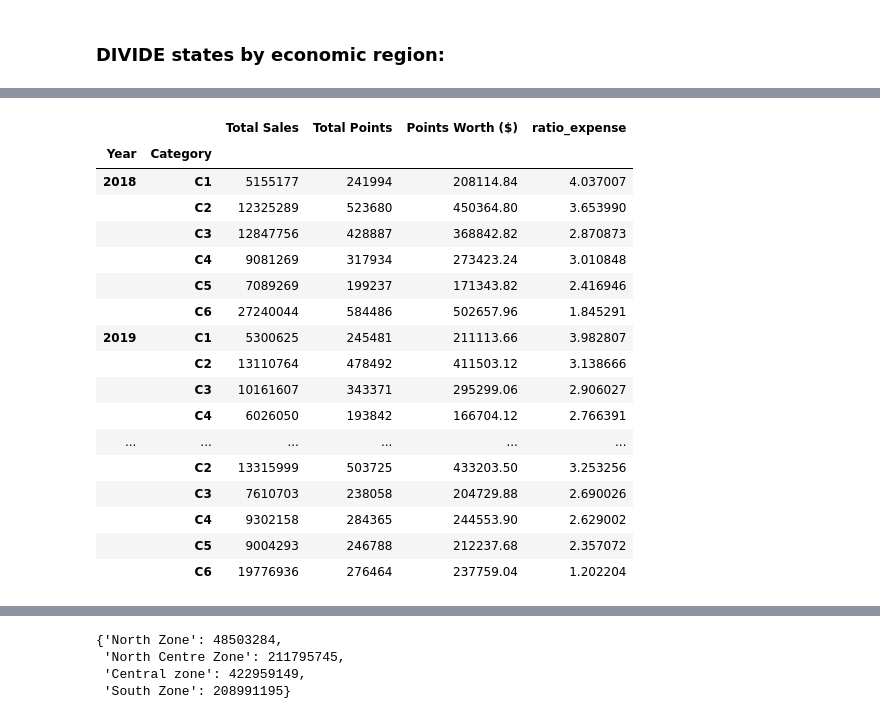
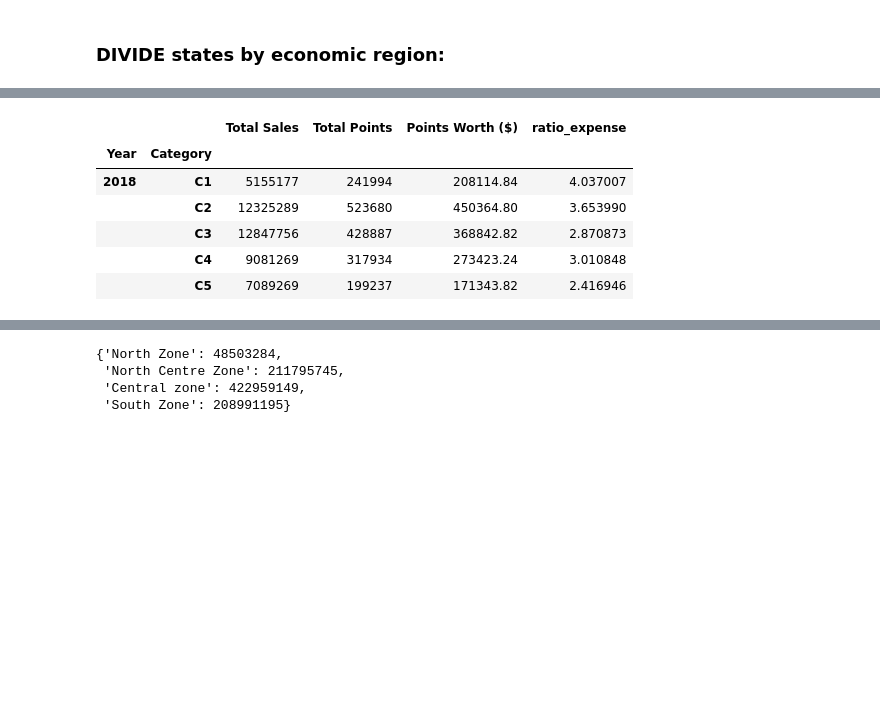
Before and after one commit to MauCFD/Project_1, a Jupyter notebook: project 1 - Analyzing a Loyalty Program/Loyalty Program - analyzing data.ipynb, the cells around one changed output, grey strips where cells are left out. Cells and saved outputs as stored; diff of their text form; code cells hidden in the pictures; blank space fills up the shorter version.

```diff
--- a/project 1 - Analyzing a Loyalty Program/Loyalty Program - analyzing data.ipynb
+++ b/project 1 - Analyzing a Loyalty Program/Loyalty Program - analyzing data.ipynb
@@ -696,35 +740,24 @@ north_zone_category
 # %%
 # NORTH CENTRE ZONE
 #AGUASCALIENTES, COLIMA, DURANGO,JALISCO,MICHOACAN,NAYARIT,SAN LUIS POTOSI, ZACATECAS, SINALOA
 
 Northcentre_Zone=Project_df[(Project_df.State =="Aguascalientes")|(Project_df.State =="Colima")
                             |(Project_df.State =="Jalisco") | (Project_df.State == "Nayarit")
                             |(Project_df.State =="Michoacan")|(Project_df.State =="San Luis Potosi")
                             |(Project_df.State =="Sinaloa")|(Project_df.State =="Zacatecas")]
 
 Northcentre_Zone_II=Northcentre_Zone[["Year","Category","Total Sales","Total Points","Points Worth ($)"]]
 northcentre_zone_category= Northcentre_Zone_II.groupby(['Year',"Category"]).sum()
 northcentre_zone_category["ratio_expense"]=northcentre_zone_category["Points Worth ($)"]/northcentre_zone_category["Total Sales"]*100
-northcentre_zone_category
+northcentre_zone_category.head()
 # %% [output]
 |  |  | Total Sales | Total Points | Points Worth ($) | ratio_expense |
 | Year | Category |  |  |  |  |
 | 2018 | C1 | 5155177 | 241994 | 208114.84 | 4.037007 |
 |  | C2 | 12325289 | 523680 | 450364.80 | 3.653990 |
 |  | C3 | 12847756 | 428887 | 368842.82 | 2.870873 |
 |  | C4 | 9081269 | 317934 | 273423.24 | 3.010848 |
 |  | C5 | 7089269 | 199237 | 171343.82 | 2.416946 |
-|  | C6 | 27240044 | 584486 | 502657.96 | 1.845291 |
-| 2019 | C1 | 5300625 | 245481 | 211113.66 | 3.982807 |
-|  | C2 | 13110764 | 478492 | 411503.12 | 3.138666 |
-|  | C3 | 10161607 | 343371 | 295299.06 | 2.906027 |
-|  | C4 | 6026050 | 193842 | 166704.12 | 2.766391 |
-| ... | ... | ... | ... | ... | ... |
-|  | C2 | 13315999 | 503725 | 433203.50 | 3.253256 |
-|  | C3 | 7610703 | 238058 | 204729.88 | 2.690026 |
-|  | C4 | 9302158 | 284365 | 244553.90 | 2.629002 |
-|  | C5 | 9004293 | 246788 | 212237.68 | 2.357072 |
-|  | C6 | 19776936 | 276464 | 237759.04 | 1.202204 |
 # %%
 # CENTRAL ZONE
 #CIUDAD DE MEXICO, ESTADO DE MEXICO, GUANAJUATO,HIDALGO,MORELOS, PUEBLA,QUERETARO,TLAXCALA
```
Also changed, not shown: parts of 42 cells of this notebook.
